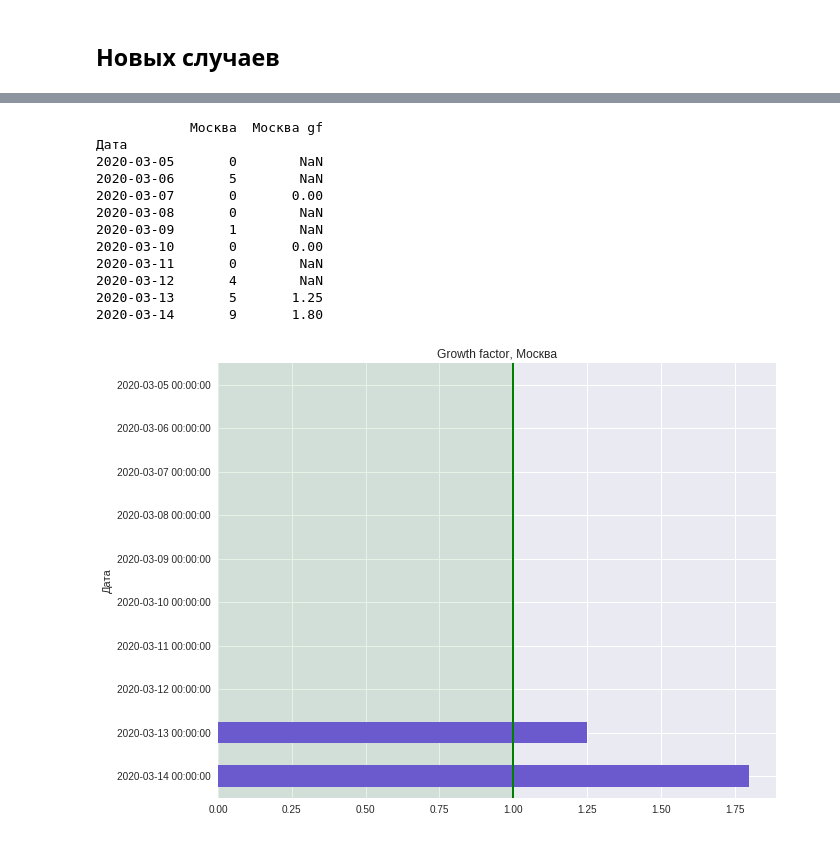
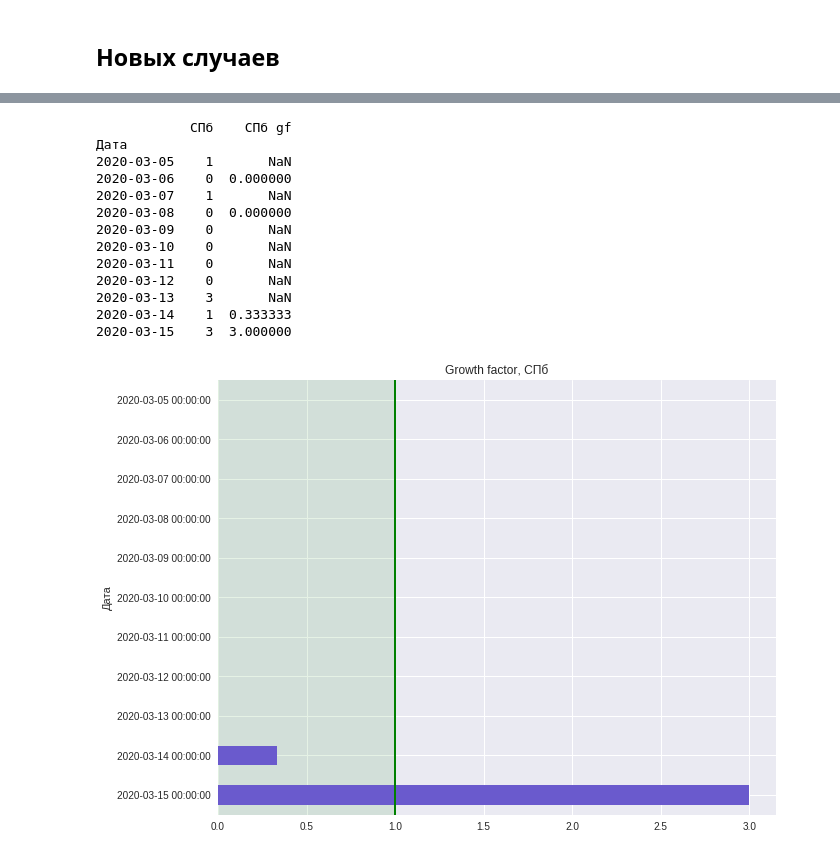
Before and after one commit to smeyashka/corona, a Jupyter notebook: graph.ipynb, the cells around one changed output, grey strips where cells are left out. Drawn from its saved outputs; the diff is of its cells as text; code cells hidden in the pictures.

```diff
--- a/graph.ipynb
+++ b/graph.ipynb
@@ -114,38 +117,39 @@ array([<matplotlib.axes._subplots.AxesSubplot object at 0x...>,
 # %%
 #Growth factor
 gf = [] #дней для удвоения
-city = 'Москва'
+city = 'СПб'
 
 gf.append(None) # для первой даты
 #для каждой даты
 for row in range(1, new_case[city].size, 1):
     if (0 == new_case[city].values[row - 1]):
         gf.append(None)
     else:
         gf.append(new_case[city].values[row] / new_case[city].values[row - 1])
     #print(new_case[city].values[row], new_case[city].values[row - 1], gf)
 
 
 city_gf = new_case[[city]].copy()
 city_gf[city + ' gf'] = gf
 print(city_gf)
 
 plt.axvline(x=1, lw=2, color='green')
 x = np.array([0, 1])
 plt.fill_between(x, -1, new_case[city].size + 1, color='green', alpha=0.1)
 city_gf[city + ' gf'].plot.barh(color = 'slateblue', title = "Growth factor, " + city)
 plt.gca().invert_yaxis()
 # %% [output]
-            Москва  Москва gf
+            СПб    СПб gf
 Дата
-2020-03-05       0        NaN
-2020-03-06       5        NaN
-2020-03-07       0       0.00
-2020-03-08       0        NaN
-2020-03-09       1        NaN
-2020-03-10       0       0.00
-2020-03-11       0        NaN
-2020-03-12       4        NaN
-2020-03-13       5       1.25
-2020-03-14       9       1.80
+2020-03-05    1       NaN
+2020-03-06    0  0.000000
+2020-03-07    1       NaN
+2020-03-08    0  0.000000
+2020-03-09    0       NaN
+2020-03-10    0       NaN
+2020-03-11    0       NaN
+2020-03-12    0       NaN
+2020-03-13    3       NaN
+2020-03-14    1  0.333333
+2020-03-15    3  3.000000
-[figure, old version]
+[figure, new version]
```
Also changed, not shown: parts of 5 cells of this notebook, 3 other files.
